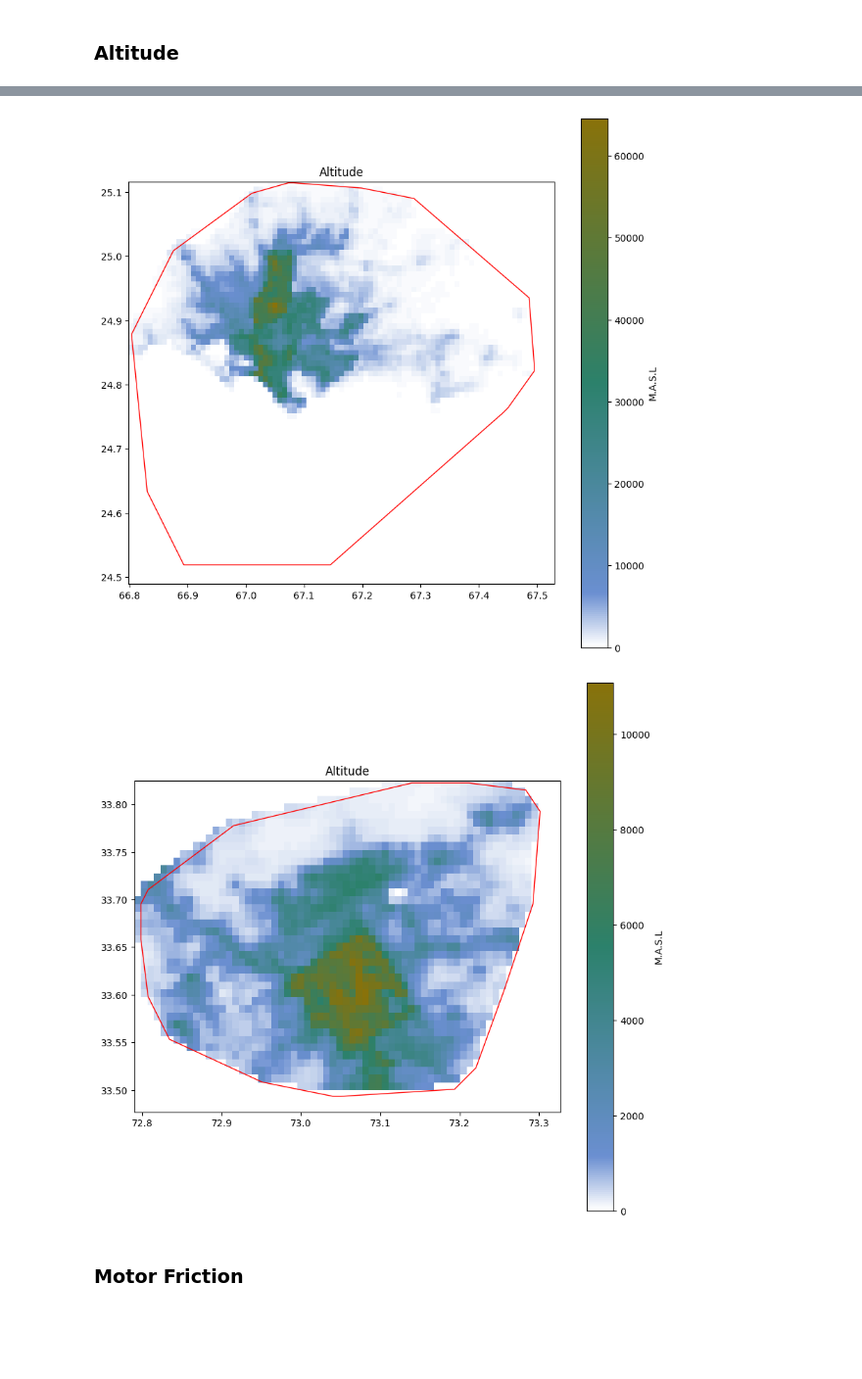
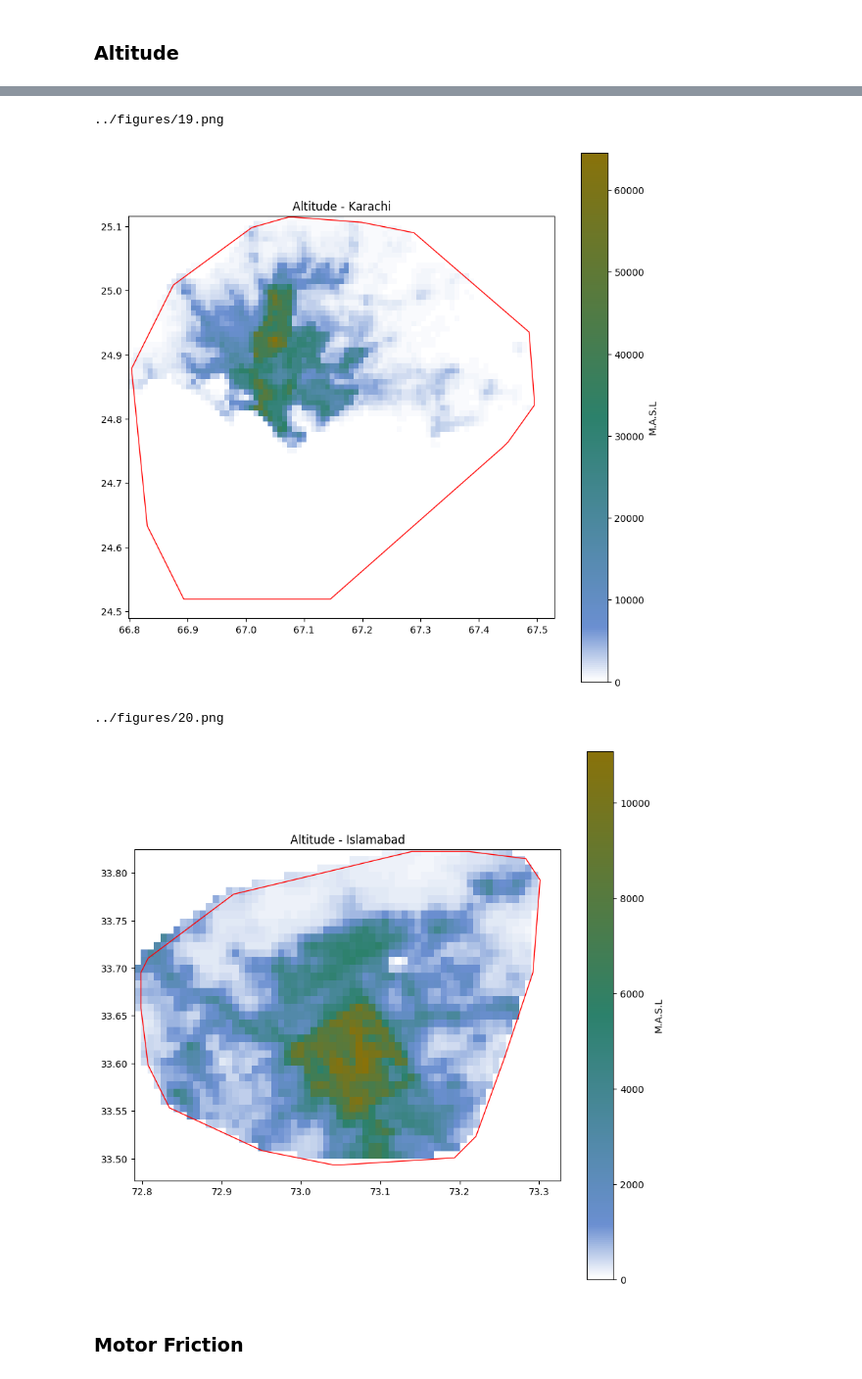
Before and after one commit to TJhon/python-raster-crop, a Jupyter notebook: tutorials/reference.ipynb, the cells around one changed output, grey strips where cells are left out. Shown at 98% size. Saved outputs shown, nothing was run; the diff lists cells and outputs as text; code cells hidden in the pictures; blank space fills up the shorter version.

```diff
--- a/tutorials/reference.ipynb
+++ b/tutorials/reference.ipynb
@@ -17,6 +17,7 @@ import warnings
 import pandas as pd, numpy as np
 import geopandas as gpd, rasterio as rio
 from rasterio.mask import mask
+import matplotlib.pyplot as plt
 
 
 warnings.filterwarnings('ignore')
@@ -43,6 +44,17 @@ pk_server.prepare_server_2()
 
 # Run the server locally
 pk_server.run_server()
+
+
+n = 1
+
+def save_plot():
+    global n
+    num_fig = str(n).zfill(2)
+    n += 1
+    file_name = f"../figures/{num_fig}.png"
+    print(file_name)
+    plt.savefig(file_name)
 # %% [output]
 Convert the country names to lowercase and replace spaces with dashes (-).
 source: https://download.geofabrik.de/
@@ -117,6 +128,7 @@ def generate_grid(center_lat_long = from_ , radius_km=5, grid_km_size=2.5, show:
 
     ax.set_xlim((minX, maxX))
     ax.set_ylim((minY, maxY))
+    save_plot()
     # return ax
 # %% [markdown]
 In the provided code snippets, the function `generate_grid` is called with different parameters to create grids for different market scenarios. Let's elaborate on each scenario:
@@ -684,5 +709,6 @@ with rasterio.open(out_raster) as raster:
     # Plotear el shapefile
     gdf.plot(ax=plt.gca(), edgecolor='red', facecolor='none')
 
+    save_plot()
     plt.show()
 # %% [output]
@@ -692,7 +719,7 @@ with rasterio.open(out_raster) as raster:
 def gen_plot(
     tiff_sample="../data/1_density/pak_ppp_2018_1km_Aggregated.tif",
     out_raster="../sample_data/out_raster/altitude.tif",
-    title_raster="Altitude",
+    title_raster="Altitude - Karachi",
     t_label="M.A.S.L",
     map_color_hex=("#6B8FD1", "#2C816B", "#89720A"),
     none_data=0,
@@ -746,18 +773,24 @@ def gen_plot(
         # Plotear el shapefile
         gdf.plot(ax=plt.gca(), edgecolor='red', facecolor='none')
 
+        save_plot()
+        plt.savefig("../figures/01.png", dpi=500)
         plt.show()
 
 
 gen_plot()
 # %% [output]
+../figures/19.png
-[figure, old version]
+[figure, new version]
 # %%
 # islamabad
+isla_name = "Islamabad"
 islamabad_shp = '../sample_data/geometries_isla.shp'
-gen_plot(shp_sample=islamabad_shp)
+
+gen_plot(shp_sample=islamabad_shp, title_raster=f"Altitude - {isla_name}")
 # %% [output]
+../figures/20.png
-[figure, old version]
+[figure, new version]
 # %% [markdown]
 ### Motor Friction
 # %%
```
Also changed, not shown: parts of 29 cells of this notebook, 30 other files.
